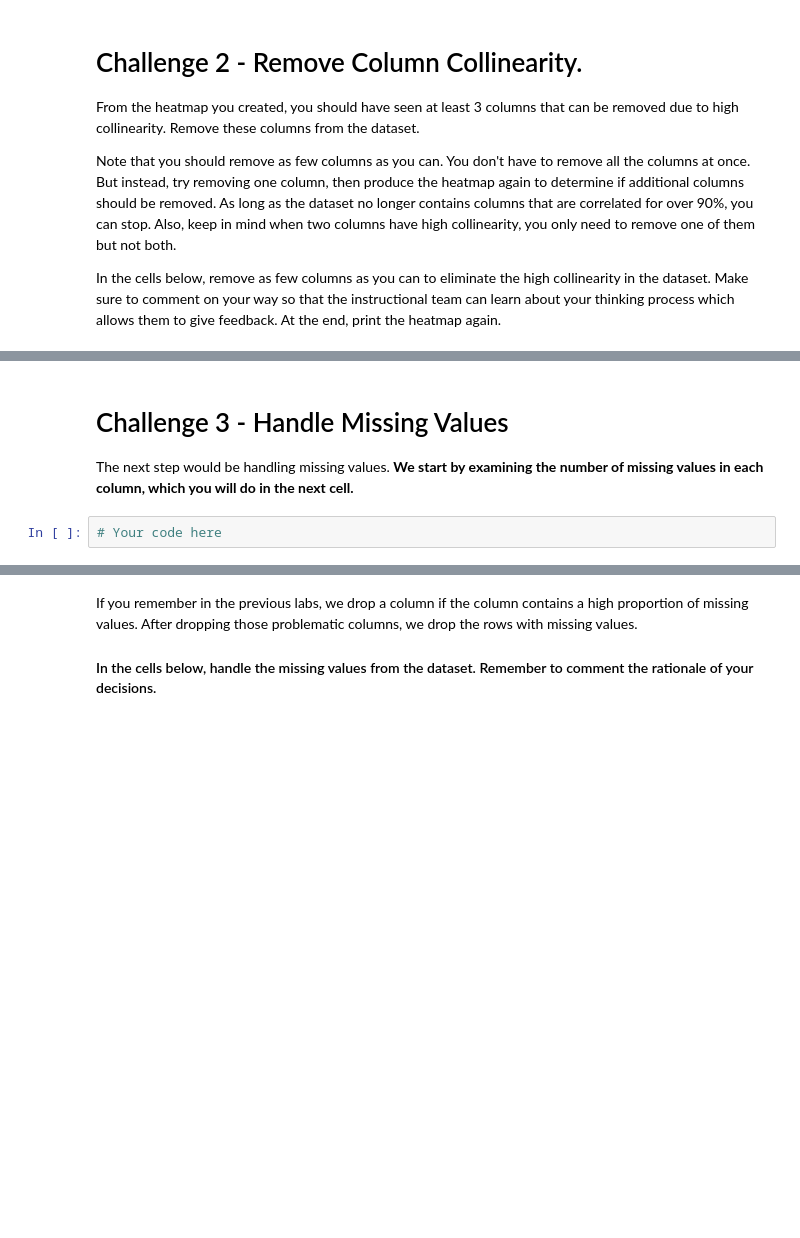
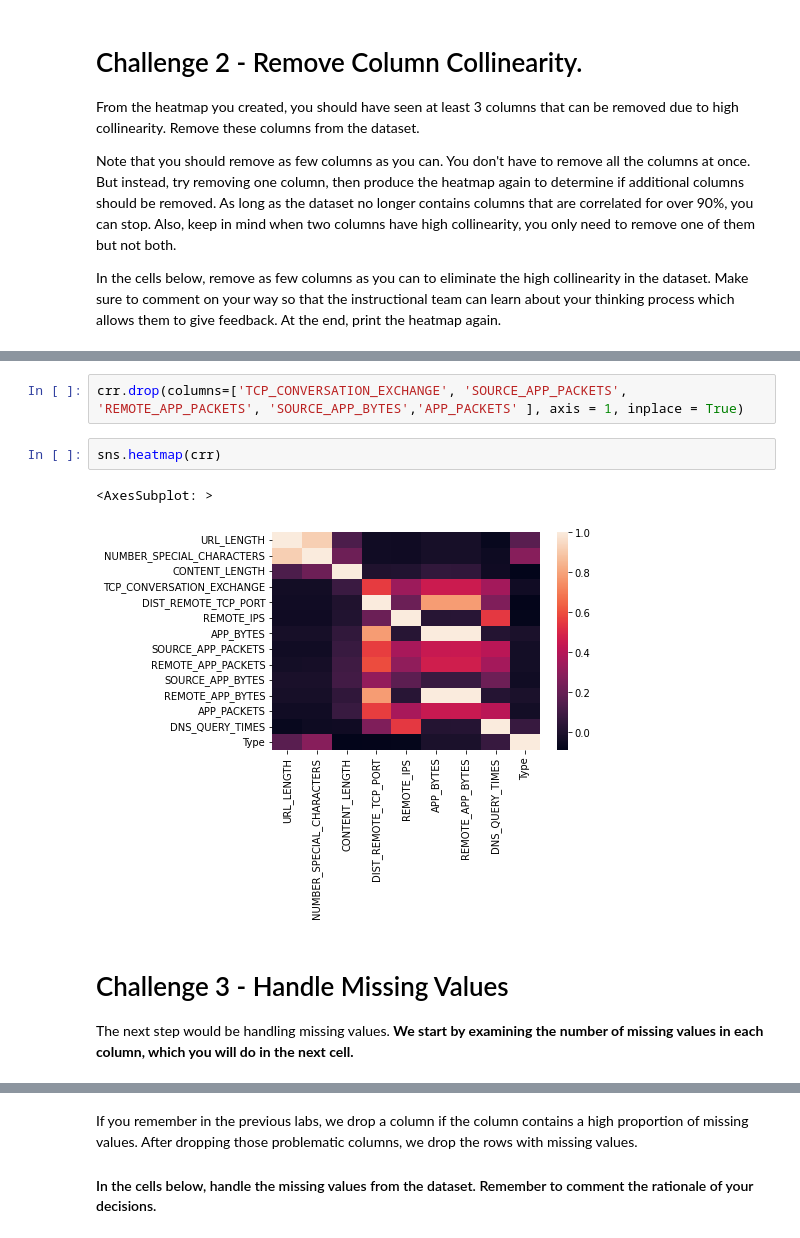
Before and after one commit to Ironhack-data-bcn-january-2023/lab-supervised-learning, a Jupyter notebook: your-code/main.ipynb, the cells around one changed output, grey strips where cells are left out. Drawn from its saved outputs; the diff is of its cells as text; blank space fills up the shorter version.

```diff
--- a/your-code/main.ipynb
+++ b/your-code/main.ipynb
@@ -71,6 +119,11 @@ In the cells below, remove as few columns as you can to eliminate the high colli
+# %%
+crr.drop(columns=['TCP_CONVERSATION_EXCHANGE', 'SOURCE_APP_PACKETS', 'REMOTE_APP_PACKETS', 'SOURCE_APP_BYTES','APP_PACKETS' ], axis = 1, inplace = True)
+# %%
+sns.heatmap(crr)
+# %% [output]
+<AxesSubplot: >
+[figure, added]
 # %% [markdown]
 # Challenge 3 - Handle Missing Values
 
 The next step would be handling missing values. **We start by examining the number of missing values in each column, which you will do in the next cell.**
-# %%
-# Your code here
```
Also changed, not shown: parts of 57 cells of this notebook.
